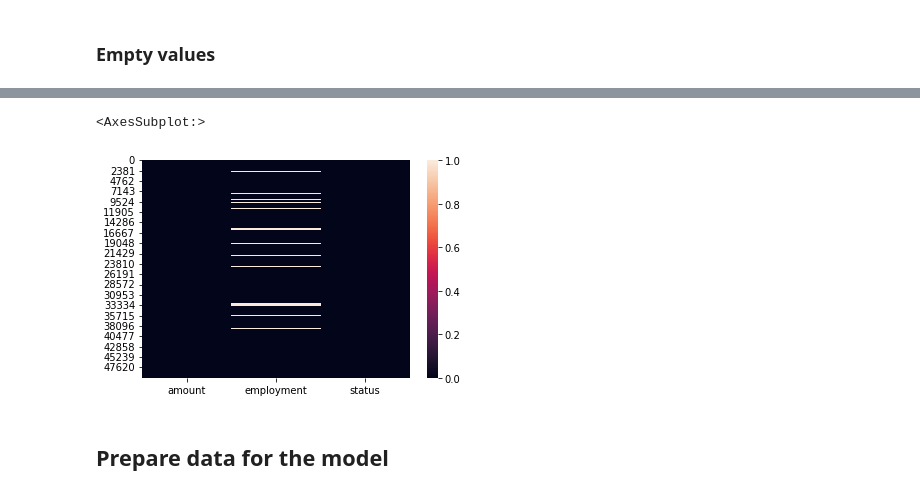
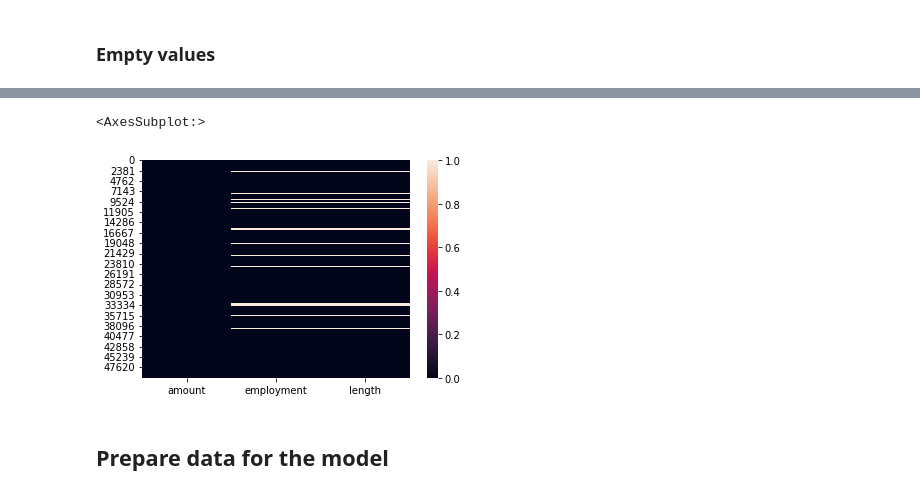
Before and after one commit to akhuntsaria/loan-default-prediction, a Jupyter notebook: main.ipynb, the cells around one changed output, grey strips where cells are left out. Cells and saved outputs as stored; diff of their text form; code cells hidden in the pictures.

```diff
--- a/main.ipynb
+++ b/main.ipynb
@@ -14,7 +14,8 @@ from sklearn.metrics import classification_report
 # %% [markdown]
 ## Load data
 # %%
-loan_data_frame = pd.read_csv('data.csv', usecols=['amount', 'employment', 'status']) # pandas.DataFrame
+# pandas.DataFrame
+loan_data_frame = pd.read_csv('data.csv')
 # %% [markdown]
 ### Count of rows
 # %%
@@ -61,9 +79,9 @@ status           1
 dtype: int64
 # %%
-sns.heatmap(loan_data_frame.isna())
+sns.heatmap(loan_data_frame[['amount','employment','length']].isna())
 # %% [output]
 <AxesSubplot:>
-[figure, old version]
+[figure, new version]
 # %% [markdown]
 ## Prepare data for the model
 # %% [markdown]
```
Also changed, not shown: parts of 19 cells of this notebook.
